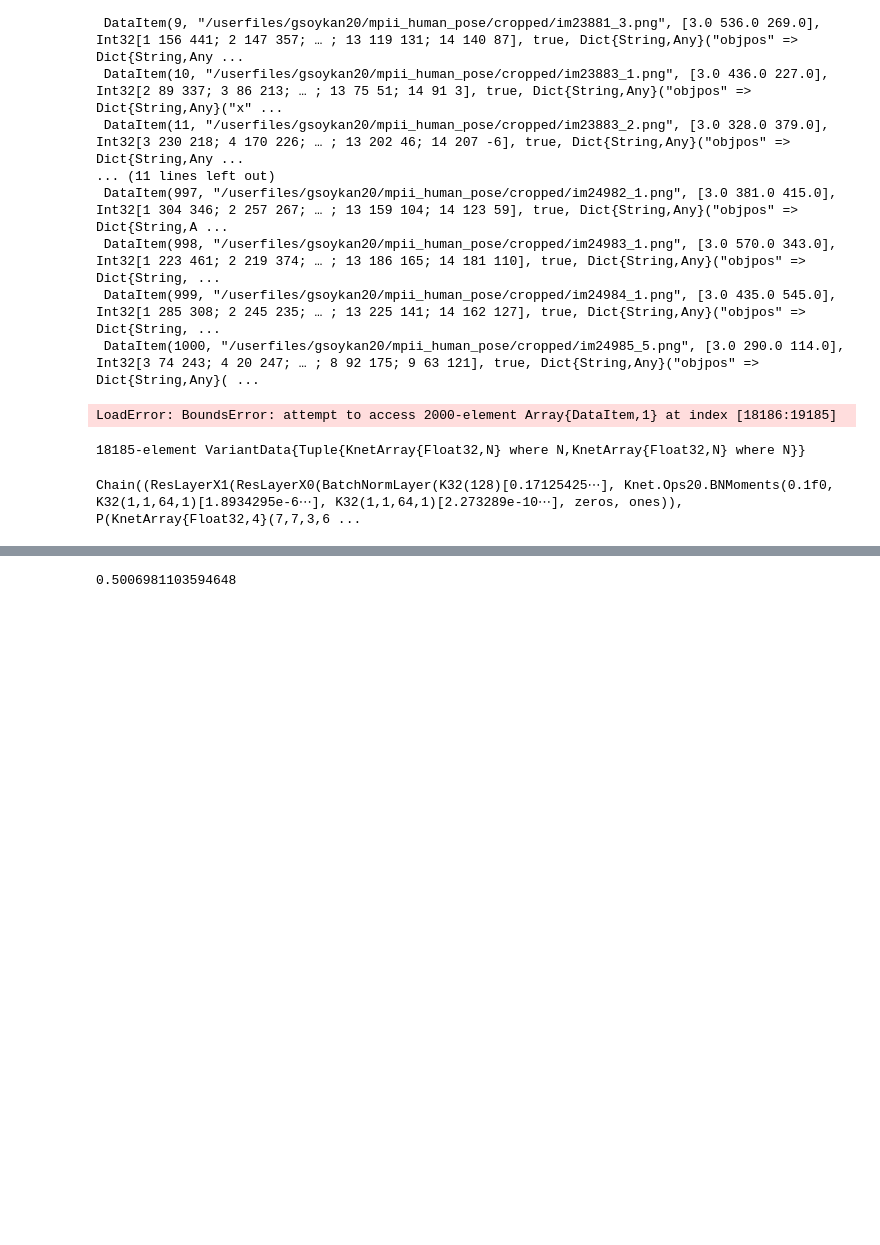
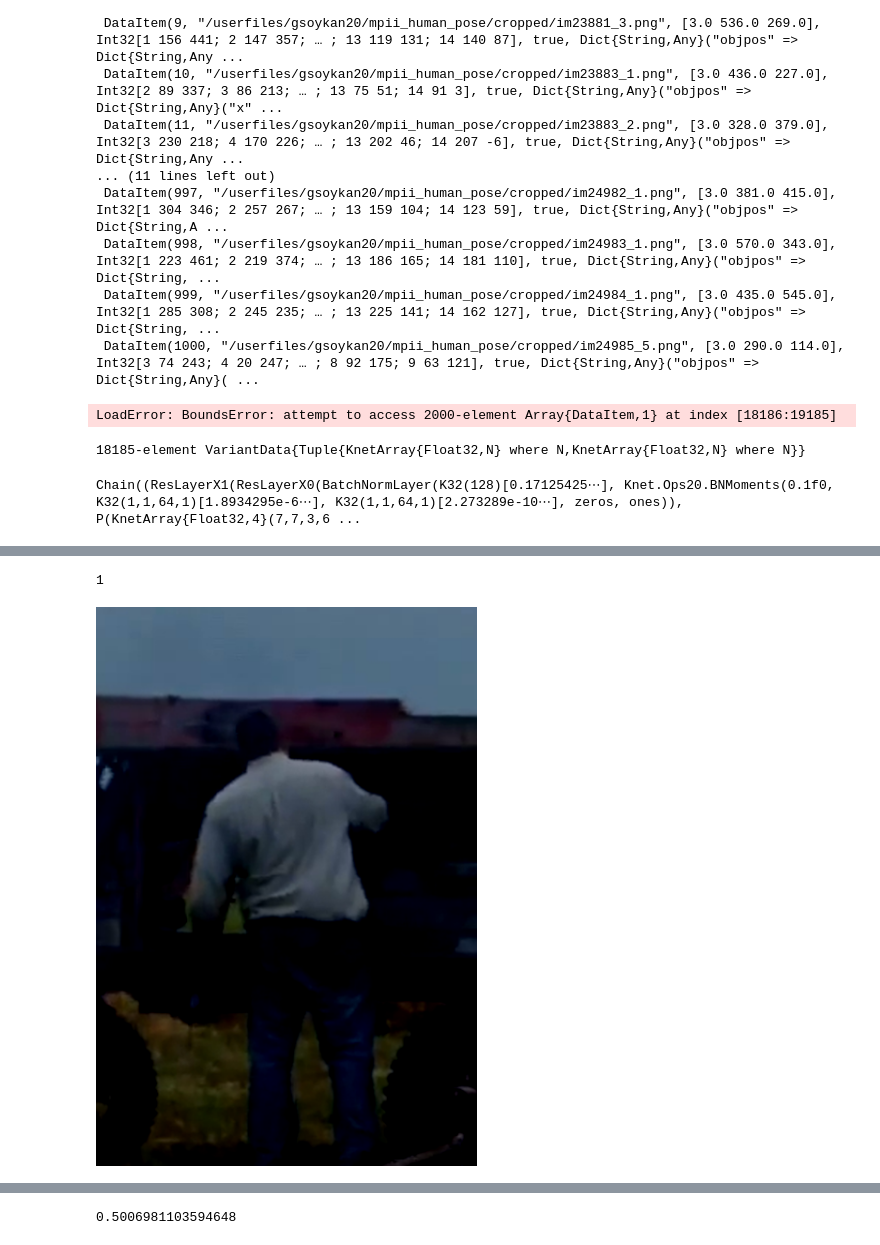
Before and after one commit to gsoykan/deepercut-replication, a Jupyter notebook: deeper-cut/mpii.trainer.ipynb, the cells around one changed output, grey strips where cells are left out. Cells and saved outputs as stored; diff of their text form; code cells hidden in the pictures; blank space fills up the shorter version.

```diff
--- a/deeper-cut/mpii.trainer.ipynb
+++ b/deeper-cut/mpii.trainer.ipynb
@@ -210,3 +216,11 @@ deeper_cut_with_loc_ref_results = trainresults(
+# %%
+substract_mean_img_from_data!(dtst_single, reshaped_mean_pixel_255, Knet.atype());
+# %% [output]
+1
+# %%
+colorview(RGB, permutedims(((((dtst_single |> first)[1] |> Array) ./ 255) |> reduce_dim ), [3, 1, 2]))
+# %% [output]
+[figure, added]
 # %%
 deepercut_with_loc_ref_50(dtst_single)
 # %% [output]
```
Also changed, not shown: parts of 11 cells of this notebook, 10 other files.
